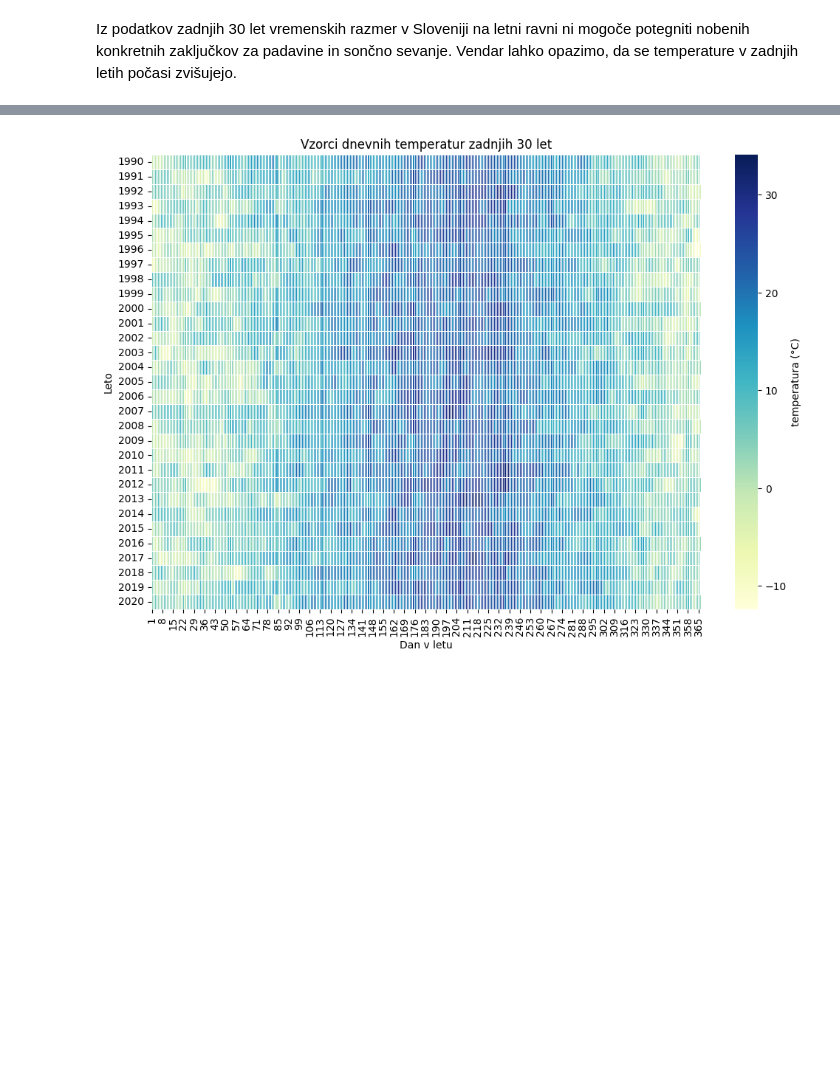
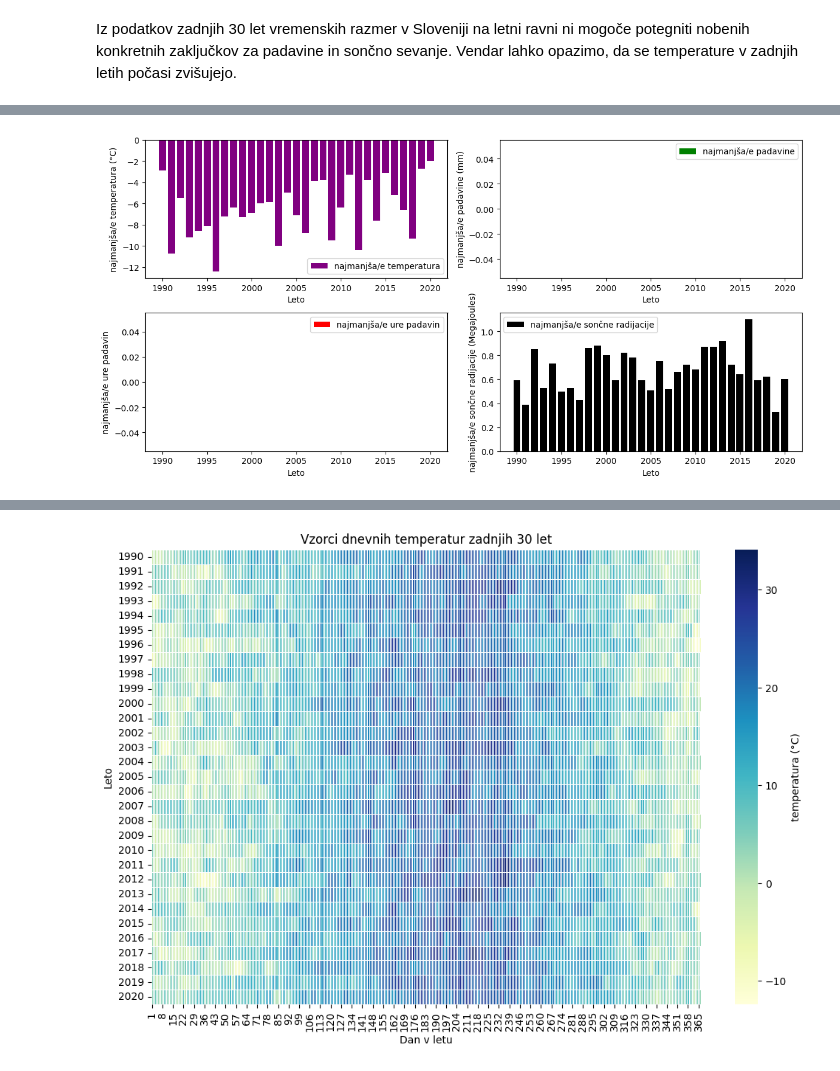
Before and after one commit to DavidSilc/UVP-analiza0, a Jupyter notebook: rezultati.ipynb, the cells around one changed output, grey strips where cells are left out. Saved outputs shown, nothing was run; the diff lists cells and outputs as text; code cells hidden in the pictures; blank space fills up the shorter version.

```diff
--- a/rezultati.ipynb
+++ b/rezultati.ipynb
@@ -148,0 +136,4 @@ meseci_leta
+# %%
+analiza.graf_mediana_max_min(df, 'min')
+# %% [output]
+[figure, added]
```
Also changed, not shown: parts of 10 cells of this notebook.
